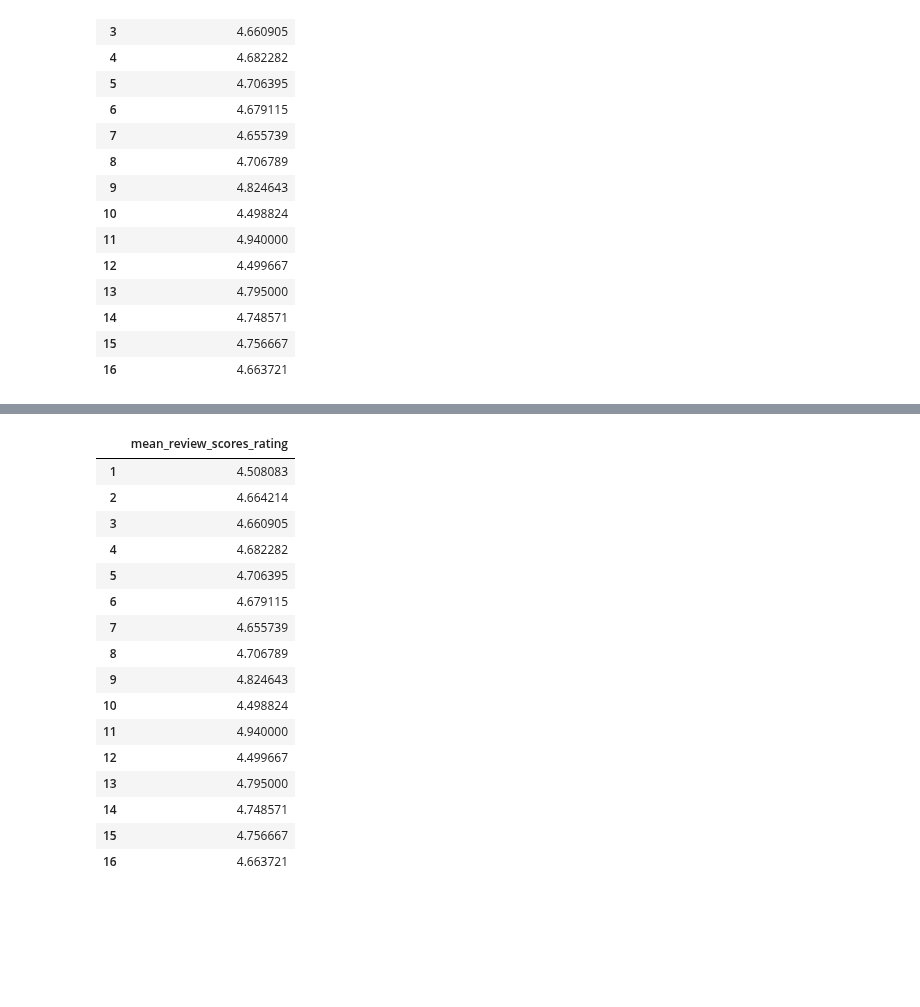
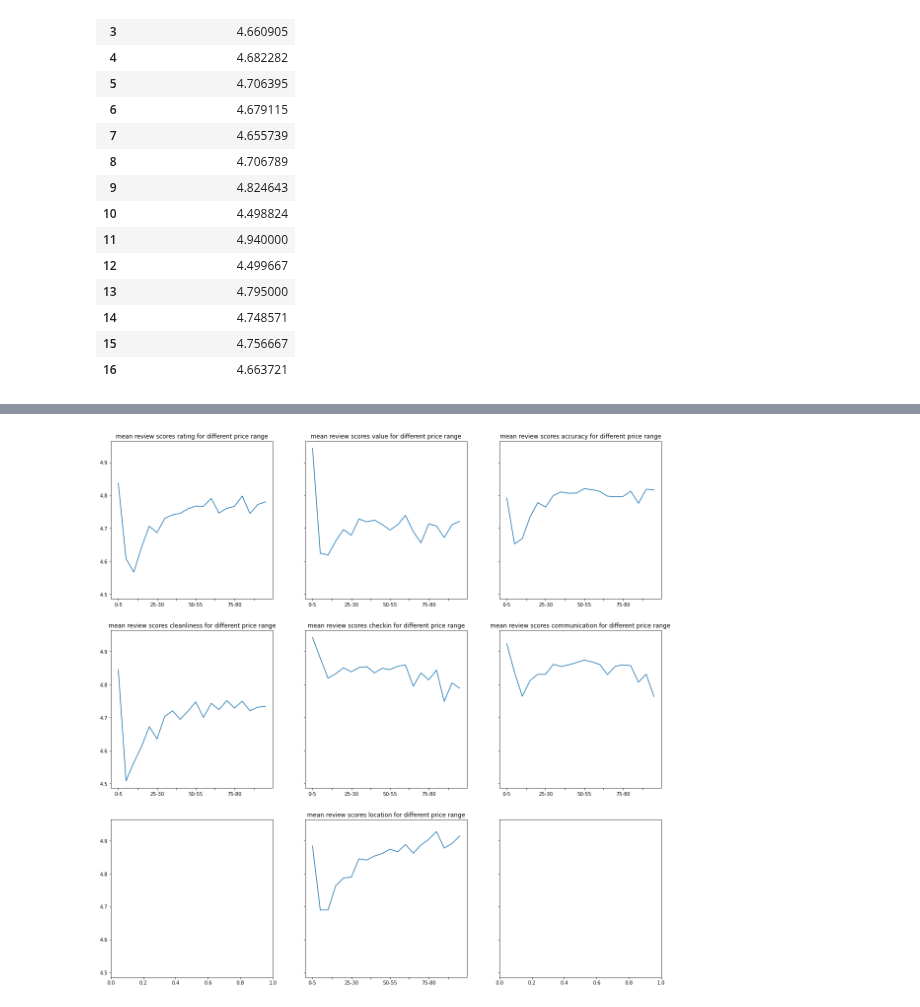
Before and after one commit to data301-2021-winter1/project-group11-project, a Jupyter notebook: notebooks/analysis3.ipynb, the cells around one changed output, grey strips where cells are left out. Cells and saved outputs as stored; diff of their text form; code cells hidden in the pictures; blank space fills up the shorter version.

```diff
--- a/notebooks/analysis3.ipynb
+++ b/notebooks/analysis3.ipynb
@@ -591,4 +576,0 @@ plt.xticks(rotation=90)
-# %%
-mrsra = p3.ppp_rs_all(pppa)
-mrsra = p3.rename(mrsra)
-mrsra
@@ -623,20 +577,19 @@ plt.show()
-# %%
-ars
-# %% [output]
-|  | mean_review_scores_rating |
-| 1 | 4.508083 |
-| 2 | 4.664214 |
-| 3 | 4.660905 |
-| 4 | 4.682282 |
-| 5 | 4.706395 |
-| 6 | 4.679115 |
-| 7 | 4.655739 |
-| 8 | 4.706789 |
-| 9 | 4.824643 |
-| 10 | 4.498824 |
-| 11 | 4.940000 |
-| 12 | 4.499667 |
-| 13 | 4.795000 |
-| 14 | 4.748571 |
-| 15 | 4.756667 |
-| 16 | 4.663721 |
+# %%
+fig, axes = plt.subplots(nrows=3, ncols=3, figsize=(20, 20), sharey=True)
+plt.subplots_adjust(wspace=0.2, hspace=0.2)
+mrsra["mean_review_scores_rating"].plot(ax=axes[0, 0]);
+axes[0, 0].set_title("mean review scores rating for different price range");
+mrsra["mean_review_scores_value"].plot(ax=axes[0, 1]);
+axes[0, 1].set_title("mean review scores value for different price range");
+mrsra["mean_review_scores_accuracy"].plot(ax=axes[0, 2]);
+axes[0, 2].set_title("mean review scores accuracy for different price range");
+mrsra["mean_review_scores_cleanliness"].plot(ax=axes[1, 0]);
+axes[1, 0].set_title("mean review scores cleanliness for different price range");
+mrsra["mean_review_scores_checkin"].plot(ax=axes[1, 1]);
+axes[1, 1].set_title("mean review scores checkin for different price range");
+mrsra["mean_review_scores_communication"].plot(ax=axes[1, 2]);
+axes[1, 2].set_title("mean review scores communication for different price range");
+mrsra["mean_review_scores_location"].plot(ax=axes[2, 1]);
+axes[2, 1].set_title("mean review scores location for different price range");
+# %% [output]
+[figure, added]
```
Also changed, not shown: parts of 16 cells of this notebook, 1 other file.
